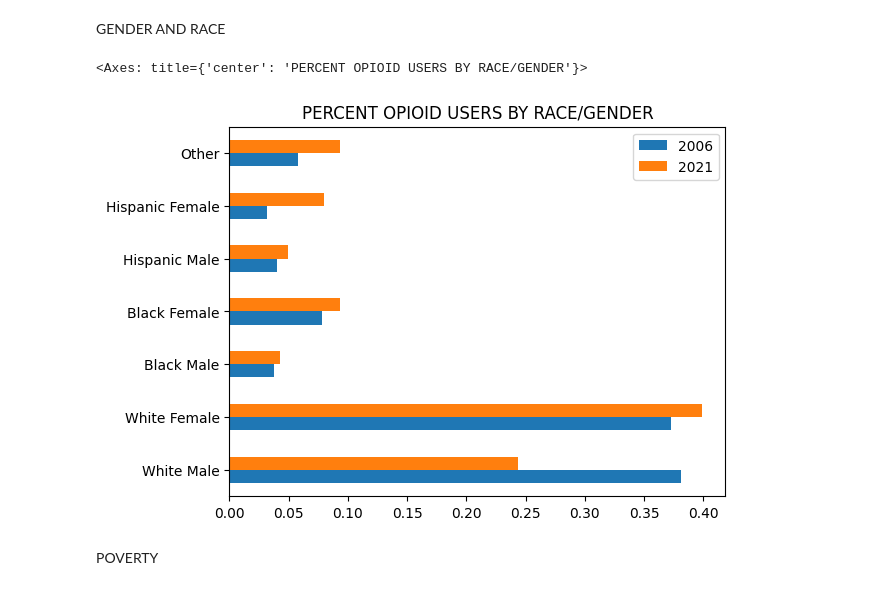
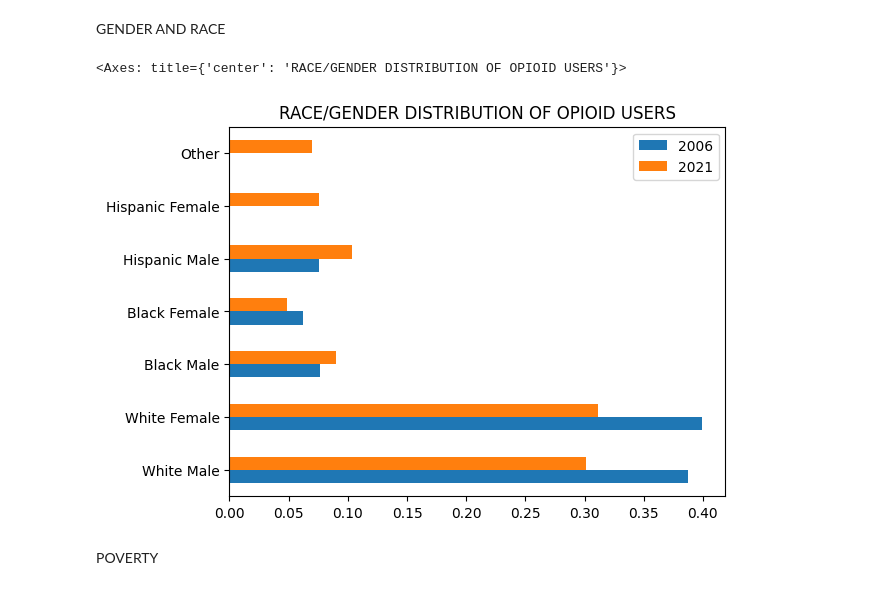
Before and after one commit to HotelTango314/dsa5900, a Jupyter notebook: NSDUH_Explore.ipynb, the cells around one changed output. Drawn from its saved outputs; the diff is of its cells as text; code cells hidden in the pictures.

```diff
--- a/NSDUH_Explore.ipynb
+++ b/NSDUH_Explore.ipynb
@@ -406,4 +243,4 @@ len(tw1_demo)
 # %%
-six_user_len = len(six_demo[six_demo["CLASS"]==1])
+six_user_len = six_demo.loc[six_demo["CLASS"]==1]['ANALWT_C'].sum()
 six_user_len
 # %% [output]
@@ -411,4 +248,4 @@ six_user_len
 # %%
-tw1_user_len = len(tw1_demo[tw1_demo["CLASS"]==1])
+tw1_user_len = tw1_demo.loc[tw1_demo["CLASS"]==1]['ANALWT_C'].sum()
 tw1_user_len
 # %% [output]
@@ -514,8 +358,11 @@ educate.plot.barh(title="PERCENT OPIOID USERS BY EDUCATION LEVEL")
 # %% [markdown]
 GENDER AND RACE
 # %%
-six_sexrace = six_demo.loc[(six_demo["CLASS"]==1),["SEXRACE"]].value_counts().sort_index()/six_user_len
-tw1_sexrace = tw1_demo.loc[(tw1_demo["CLASS"]==1),["SEXRACE"]].value_counts().sort_index()/tw1_user_len
+six_sexrace = list(six_demo.loc[(six_demo["CLASS"]==1)].groupby("SEXRACE").sum()["ANALWT_C"]/six_user_len)
+tw1_sexrace = list(tw1_demo.loc[(tw1_demo["CLASS"]==1)].groupby("SEXRACE").sum()["ANALWT_C"]/tw1_user_len)
+# %%
+while len(six_sexrace)<7:
+    six_sexrace.append(0)
 # %%
 d = {2006:[x for x in six_sexrace],2021:[x for x in tw1_sexrace]}
 sexrace = pd.DataFrame(data=d,index=["White Male",
@@ -526,10 +373,10 @@ sexrace = pd.DataFrame(data=d,index=["White Male",
                                      "Hispanic Female",
                                      "Other"])
 # %%
-sexrace.plot.barh(title="PERCENT OPIOID USERS BY RACE/GENDER")
+sexrace.plot.barh(title="RACE/GENDER DISTRIBUTION OF OPIOID USERS")
 # %% [output]
-<Axes: title={'center': 'PERCENT OPIOID USERS BY RACE/GENDER'}>
+<Axes: title={'center': 'RACE/GENDER DISTRIBUTION OF OPIOID USERS'}>
-[figure, old version]
+[figure, new version]
 # %% [markdown]
 POVERTY
 # %%
```
Also changed, not shown: parts of 102 cells of this notebook, 1 other file.
